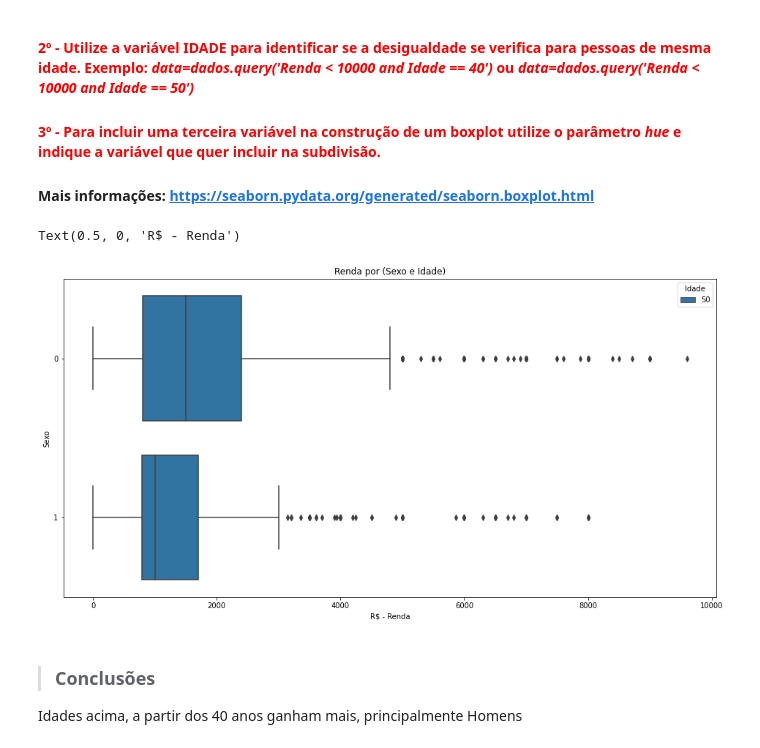
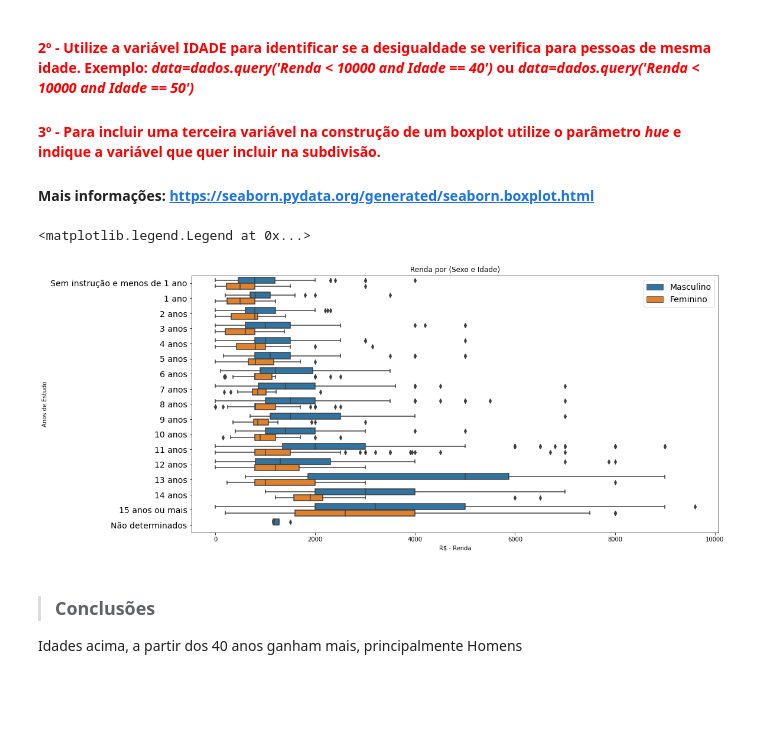
Before and after one commit to ciqueti/Estatistica_Distribuicao_e_Medidas, a Jupyter notebook: Parte_1/Análise_Descritiva.ipynb, the cells around one changed output. Drawn from its saved outputs; the diff is of its cells as text; code cells hidden in the pictures; blank space fills up the shorter version.

```diff
--- a/Parte_1/Análise_Descritiva.ipynb
+++ b/Parte_1/Análise_Descritiva.ipynb
@@ -548,13 +551,16 @@ tabela
 #### <font color='red'>3º - Para incluir uma terceira variável na construção de um boxplot utilize o parâmetro <i>hue</i> e indique a variável que quer incluir na subdivisão.</font>
 #### Mais informações: https://seaborn.pydata.org/generated/seaborn.boxplot.html
 # %%
-ax = sns.boxplot(x='Renda', y='Sexo', data=df.query('Renda < 10000 and Idade == 50'), orient='h', hue='Idade')
+ax = sns.boxplot(x='Renda', y='Anos de Estudo', data=df.query('Renda < 10000 and Idade == 50'), orient='h', hue='Sexo')
 ax.figure.set_size_inches(16,8)
 ax.set_title('Renda por (Sexo e Idade)')
 ax.set_xlabel('R$ - Renda')
+ax.set_yticklabels([i for i in anos_de_estudo.values()], fontsize=14)
+handles,_ = ax.get_legend_handles_labels()
+ax.legend(handles, ['Masculino', 'Feminino'], fontsize=14)
 # %% [output]
-Text(0.5, 0, 'R$ - Renda')
+<matplotlib.legend.Legend at 0x...>
-[figure, old version]
+[figure, new version]
 # %% [markdown]
 > ### Conclusões
 
```
Also changed, not shown: parts of 5 cells of this notebook, 3 other files.
